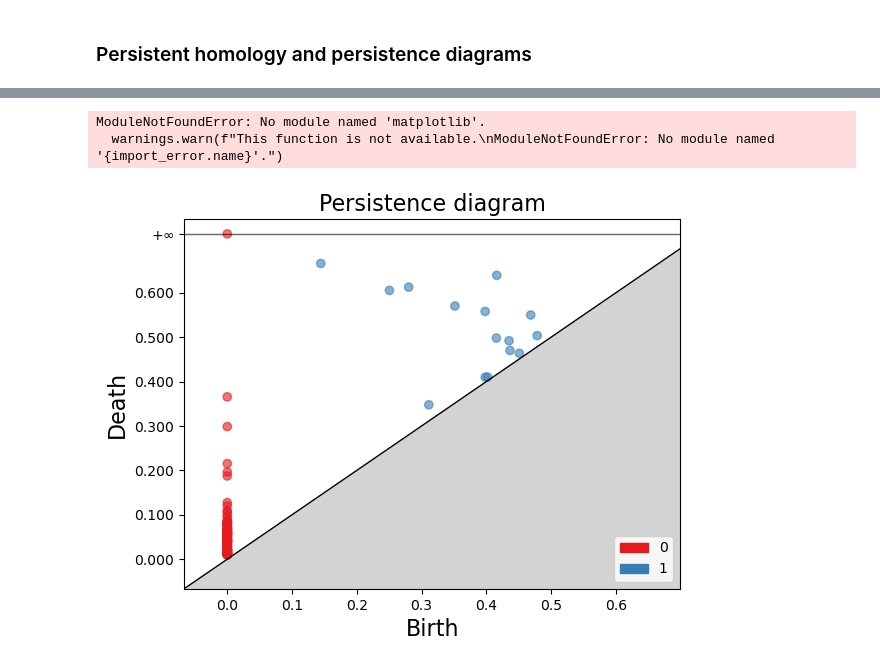
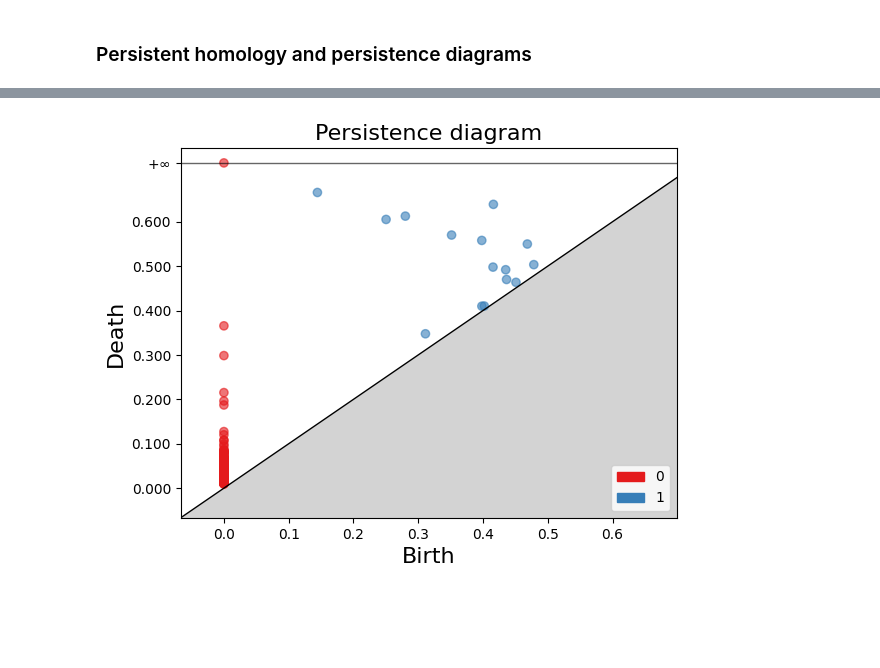
Before and after one commit to abbyheadstrom/FinalCodingProjectTDA, a Jupyter notebook: alpha_simplexes_and_persistence_diagram.ipynb, the cells around one changed output, grey strips where cells are left out. Saved outputs shown, nothing was run; the diff lists cells and outputs as text; code cells hidden in the pictures; blank space fills up the shorter version.

```diff
--- a/alpha_simplexes_and_persistence_diagram.ipynb
+++ b/alpha_simplexes_and_persistence_diagram.ipynb
@@ -131,23 +116,16 @@ print(st_alpha.num_simplices())
 # %% [markdown]
 ### Persistent homology and persistence diagrams
 # %%
-D0 = dist_list[0]
-
 
 skeleton_0 = gd.RipsComplex(
-    distance_matrix = D0.values,
+    distance_matrix = D.values,
     max_edge_length = 0.8
 )
 
-Rips_simplex_tree_0 = skeleton_0.create_simplex_tree(max_dimension = 2)
+Rips_simplex_tree = skeleton_0.create_simplex_tree(max_dimension = 2)
 
+BarCodes_Rips = Rips_simplex_tree.persistence()
 
-BarCodes_Rips_0 = Rips_simplex_tree_0.persistence()
-
-
-for i in range(20):
-    print(BarCodes_Rips_0[i])
-
-
-Rips_simplex_tree_0.persistence_intervals_in_dimension(0)
+BarCodes_Rips_0 = Rips_simplex_tree.persistence_intervals_in_dimension(0)
+BarCodes_Rips_1 = Rips_simplex_tree.persistence_intervals_in_dimension(1)
 # %% [output]
@@ -191,6 +149,4 @@ array([[0.        , 0.00930049],
 # %%
-gd.plot_persistence_diagram(BarCodes_Rips_0);
+gd.plot_persistence_diagram(BarCodes_Rips);
 # %% [output]
-ModuleNotFoundError: No module named 'matplotlib'.
-  warnings.warn(f"This function is not available.\nModuleNotFoundError: No module named '{import_error.name}'.")
-[figure, old version]
+[figure, new version]
```
Also changed, not shown: parts of 6 cells of this notebook, 2 other files.
